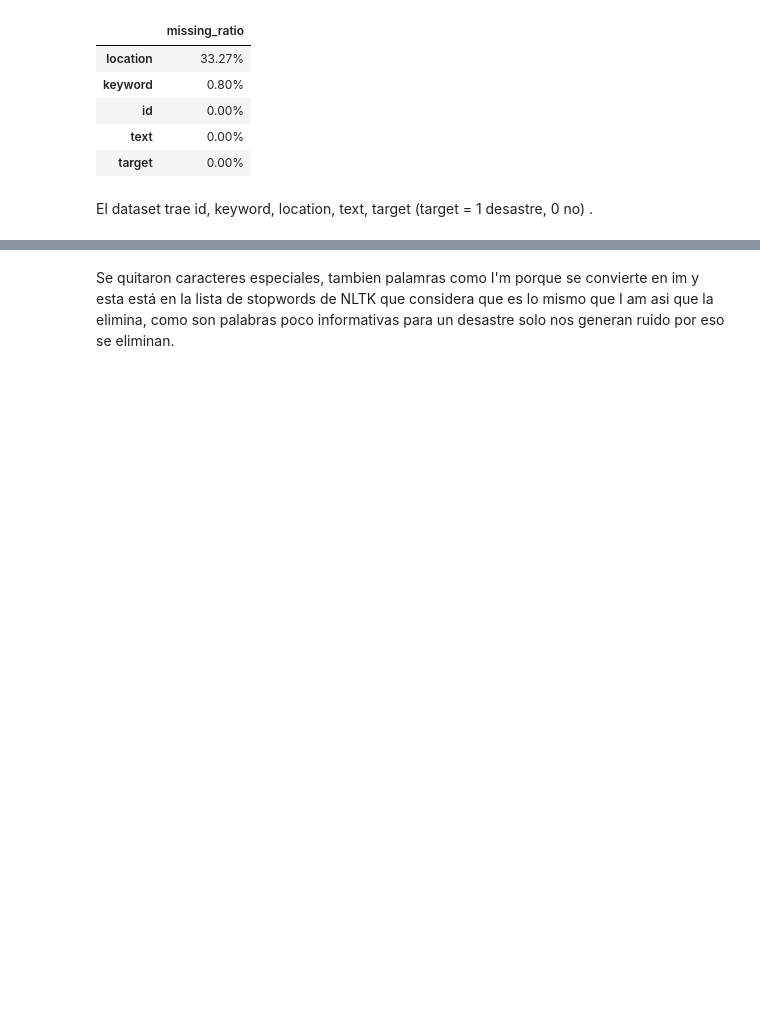
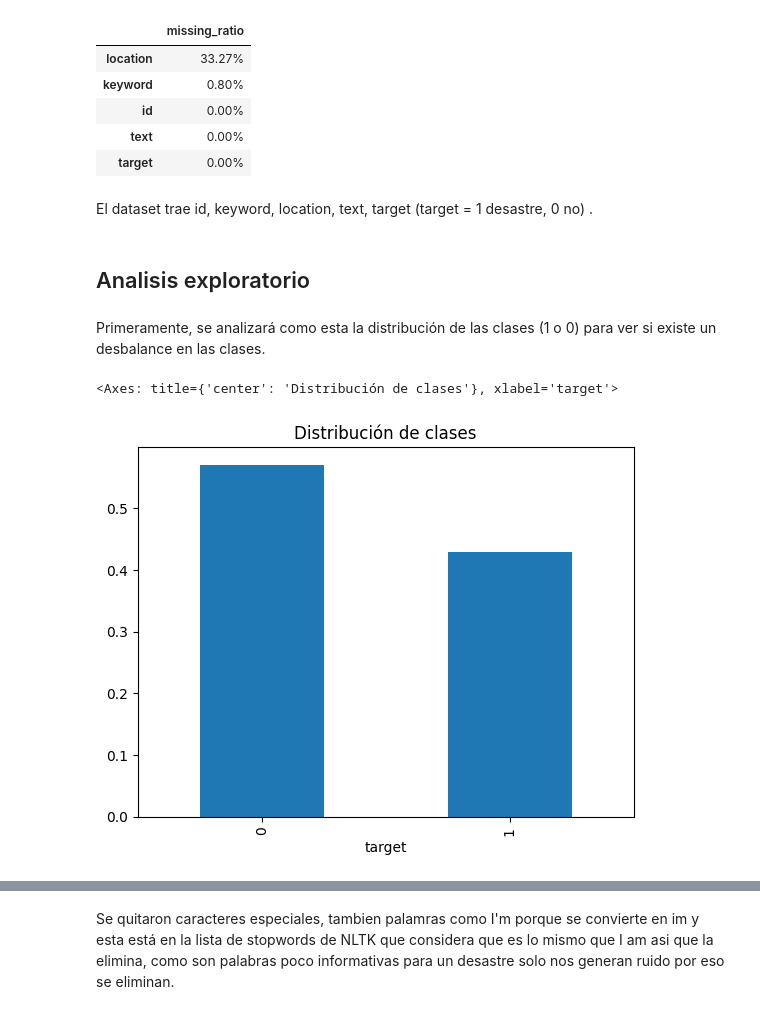
Before and after one commit to DiegoLinares11/Clasificacion-de-Tweets-usando-Mineria-de-Texto, a Jupyter notebook: mineriaDeTextos.ipynb, the cells around one changed output, grey strips where cells are left out. Drawn from its saved outputs; the diff is of its cells as text; code cells hidden in the pictures; blank space fills up the shorter version.

```diff
--- a/mineriaDeTextos.ipynb
+++ b/mineriaDeTextos.ipynb
@@ -75,3 +78,12 @@ Train columns: ['id', 'keyword', 'location', 'text', 'target']
 | target | 0.00% |
 # %% [markdown]
 El dataset trae id, keyword, location, text, target (target = 1 desastre, 0 no) .
+# %% [markdown]
+## Analisis exploratorio
+# %% [markdown]
+Primeramente, se analizará como esta la distribución de las clases (1 o 0) para ver si existe un desbalance en las clases.
+# %%
+train["target"].value_counts(normalize=True).plot(kind="bar", title="Distribución de clases")
+# %% [output]
+<Axes: title={'center': 'Distribución de clases'}, xlabel='target'>
+[figure, added]
```
Also changed, not shown: parts of 14 cells of this notebook.
